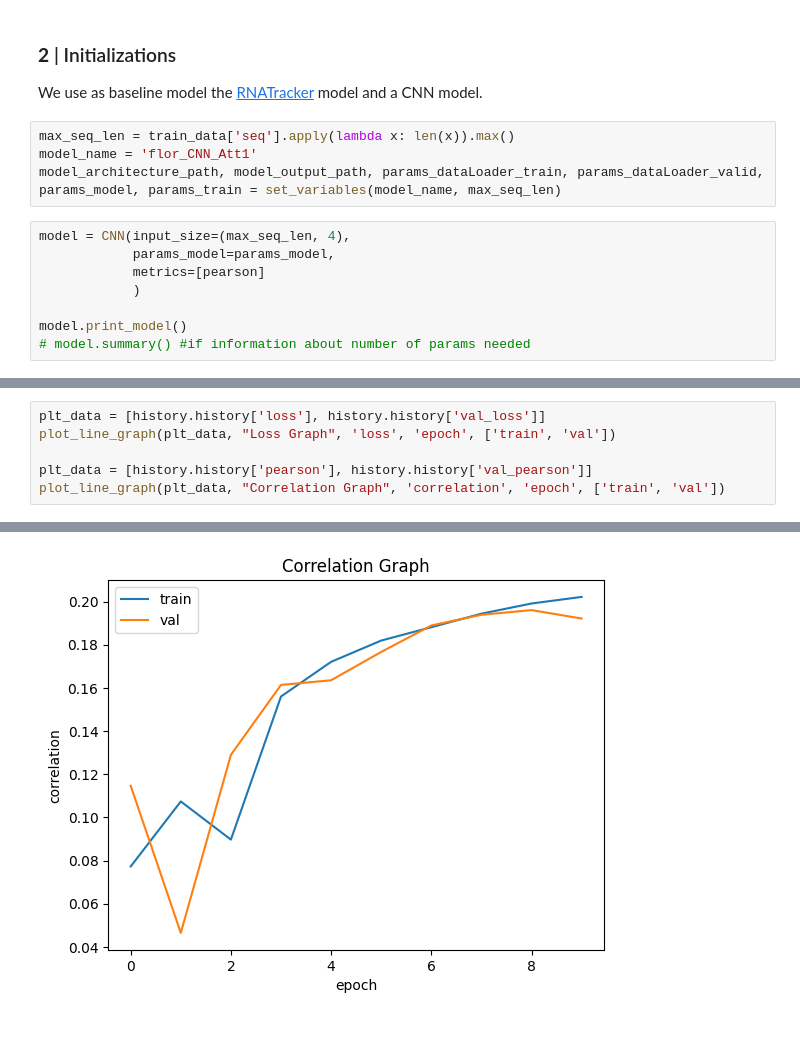
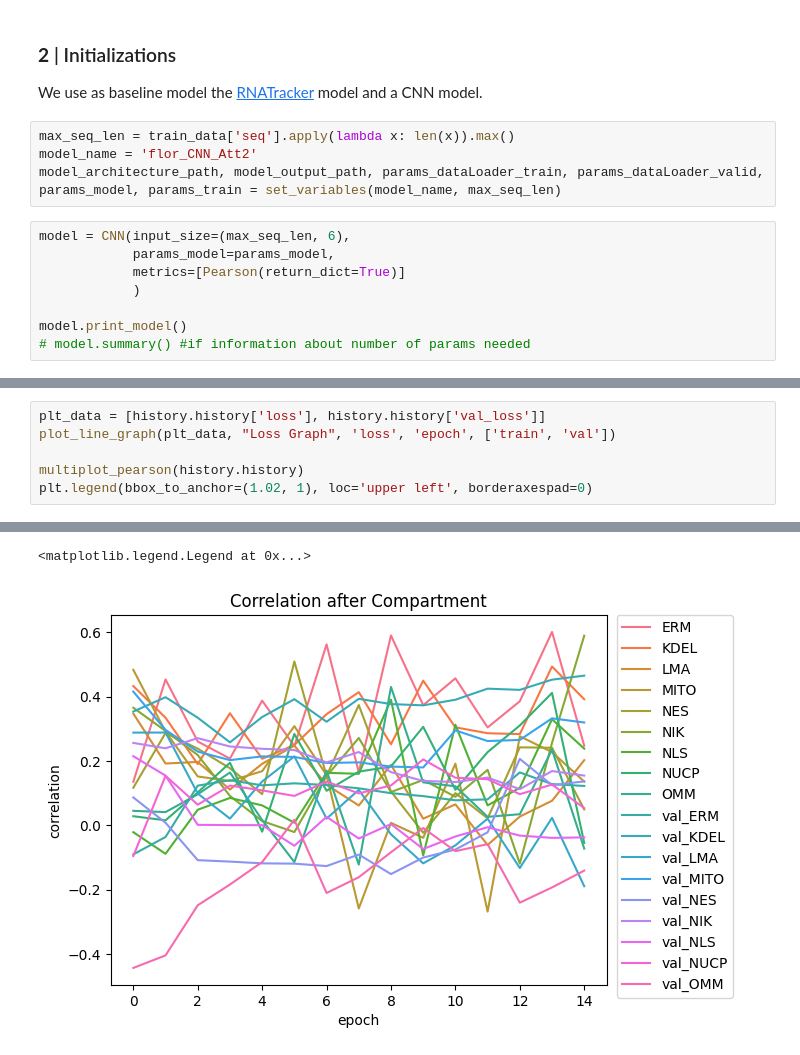
Before and after one commit to Tralius/rna-localization, a Jupyter notebook: flor_CNN_Att2.ipynb, the cells around one changed output, grey strips where cells are left out. Cells and saved outputs as stored; diff of their text form.

```diff
--- a/flor_CNN_Att2.ipynb
+++ b/flor_CNN_Att2.ipynb
@@ -17,12 +18,12 @@ train_data, valid_data, test_data = prepare_data()
 We use as baseline model the [RNATracker](https://github.com/HarveyYan/RNATracker/blob/master/Models/cnn_bilstm_attention.py) model and a CNN model.
 # %%
 max_seq_len = train_data['seq'].apply(lambda x: len(x)).max()
-model_name = 'flor_CNN_Att1'
+model_name = 'flor_CNN_Att2'
 model_architecture_path, model_output_path, params_dataLoader_train, params_dataLoader_valid, params_model, params_train = set_variables(model_name, max_seq_len)
 # %%
-model = CNN(input_size=(max_seq_len, 4),
+model = CNN(input_size=(max_seq_len, 6),
             params_model=params_model,
-            metrics=[pearson]
+            metrics=[Pearson(return_dict=True)]
             )
 
 model.print_model()
@@ -81,6 +79,6 @@ Epoch 10/10
 plt_data = [history.history['loss'], history.history['val_loss']]
 plot_line_graph(plt_data, "Loss Graph", 'loss', 'epoch', ['train', 'val'])
 
-plt_data = [history.history['pearson'], history.history['val_pearson']]
-plot_line_graph(plt_data, "Correlation Graph", 'correlation', 'epoch', ['train', 'val'])
+multiplot_pearson(history.history)
+plt.legend(bbox_to_anchor=(1.02, 1), loc='upper left', borderaxespad=0)
 # %% [output]
@@ -88,4 +86,5 @@ plot_line_graph(plt_data, "Correlation Graph", 'correlation', 'epoch', ['train',
+<matplotlib.legend.Legend at 0x...>
-[figure, old version]
+[figure, new version]
 # %%
 model.print_model(model_architecture_path)
 #model.save_model(model_output_path)
```
Also changed, not shown: parts of 6 cells of this notebook, 21 other files.
